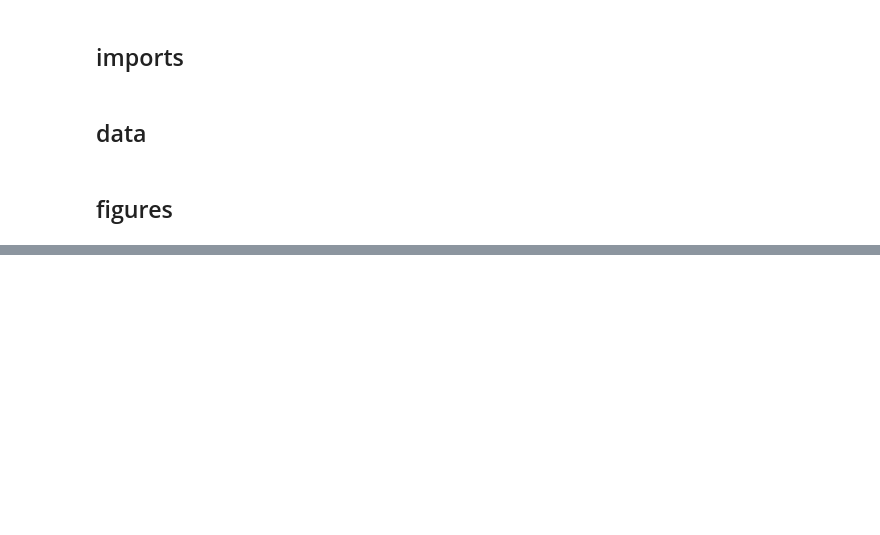
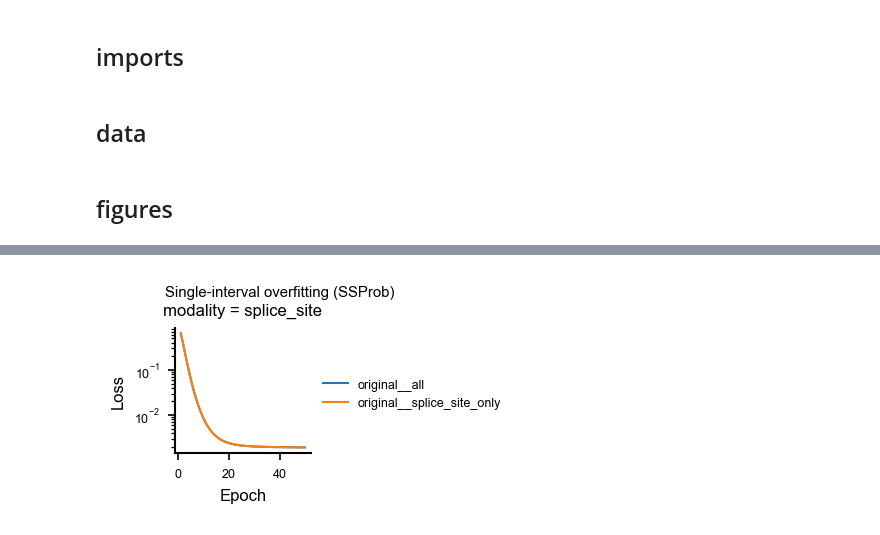
Before and after one commit to MiqG/alphagenome_finetuning_rna, a Jupyter notebook: figures/overfitting_single.ipynb, the cells around one changed output, grey strips where cells are left out. Saved outputs shown, nothing was run; the diff lists cells and outputs as text; code cells hidden in the pictures; blank space fills up the shorter version.

```diff
--- a/figures/overfitting_single.ipynb
+++ b/figures/overfitting_single.ipynb
@@ -114,0 +156,35 @@ plt.show()
+# %%
+X = logs.query("run_name.isin(['original__splice_site_only','original__all']) & density=='medium'")
+# %%
+x = (
+    X[
+        ["epoch","density","run_name","val_loss_splice_site_loss"]
+    ].drop_duplicates()
+    .melt(id_vars=["epoch","density","run_name"], var_name="modality", value_name="loss")
+    .assign(modality=lambda d: d["modality"].str.replace("val_loss_","").str.replace("_loss",""))
+)
+
+g = sns.relplot(
+    kind="line",
+    data=x,
+    x="epoch",
+    y="loss",
+    hue="run_name",
+    col="modality",
+    linewidth=1,
+    facet_kws=dict(sharey=False),
+    height=4*cm, aspect=1.1
+)
+
+g.set(
+    xlabel="Epoch",
+    ylabel="Loss",
+    yscale="log",
+)
+g.legend.set_title("")
+g.fig.subplots_adjust(top=0.8)
+g.fig.suptitle("Single-interval overfitting (SSProb)")
+
+plt.show()
+# %% [output]
+[figure, added]
```
Also changed, not shown: parts of 28 cells of this notebook, 1 other file.
